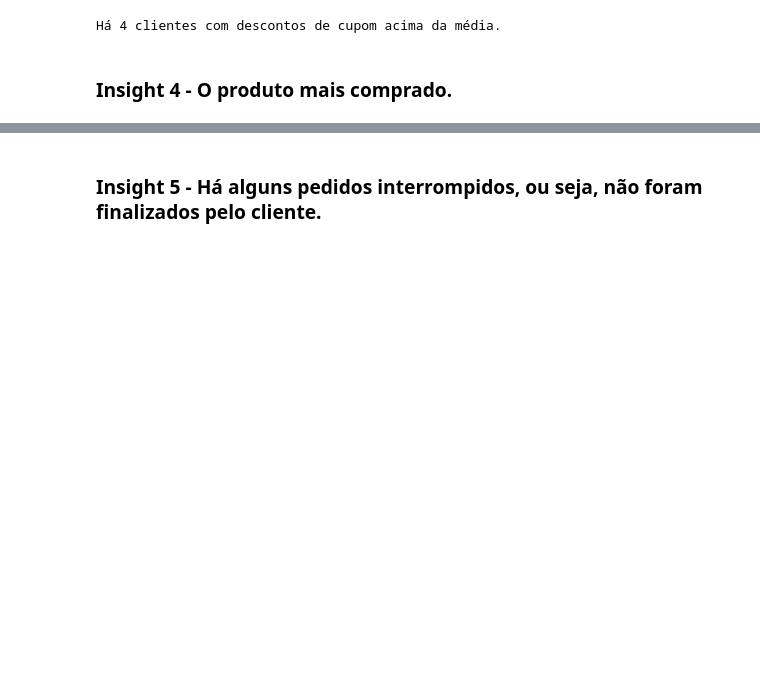
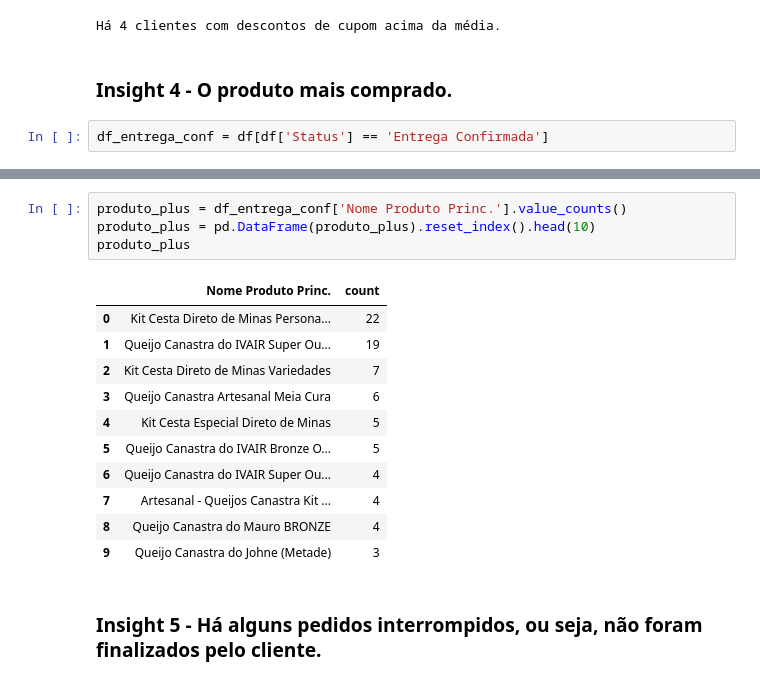
Before and after one commit to michelprosite/Projeto_DM, a Jupyter notebook: scraper.ipynb, the cells around one changed output, grey strips where cells are left out. Saved outputs shown, nothing was run; the diff lists cells and outputs as text; blank space fills up the shorter version.

```diff
--- a/scraper.ipynb
+++ b/scraper.ipynb
@@ -235,4 +235,6 @@ print(f'Há {df_descontos_plus.shape[0]} clientes com descontos de cupom acima d
 Há 4 clientes com descontos de cupom acima da média.
 # %% [markdown]
 ### Insight 4 - O produto mais comprado.
+# %%
+df_entrega_conf = df[df['Status'] == 'Entrega Confirmada']
 # %%
@@ -240,6 +242,22 @@ produto_mais_comprado = df['Nome Produto Princ.'].value_counts().idxmax()
 produto_mais_comprado
 # %% [output]
 'Kit Cesta Direto de Minas Personalizada (Monte a Sua)'
+# %%
+produto_plus = df_entrega_conf['Nome Produto Princ.'].value_counts()
+produto_plus = pd.DataFrame(produto_plus).reset_index().head(10)
+produto_plus
+# %% [output]
+|  | Nome Produto Princ. | count |
+| 0 | Kit Cesta Direto de Minas Persona... | 22 |
+| 1 | Queijo Canastra do IVAIR Super Ou... | 19 |
+| 2 | Kit Cesta Direto de Minas Variedades | 7 |
+| 3 | Queijo Canastra Artesanal Meia Cura | 6 |
+| 4 | Kit Cesta Especial Direto de Minas | 5 |
+| 5 | Queijo Canastra do IVAIR Bronze O... | 5 |
+| 6 | Queijo Canastra do IVAIR Super Ou... | 4 |
+| 7 | Artesanal - Queijos Canastra Kit ... | 4 |
+| 8 | Queijo Canastra do Mauro BRONZE | 4 |
+| 9 | Queijo Canastra do Johne (Metade) | 3 |
 # %% [markdown]
 ### Insight 5 - Há alguns pedidos interrompidos, ou seja, não foram finalizados pelo cliente.
 # %% [markdown]
```
Also changed, not shown: parts of 4 cells of this notebook.
